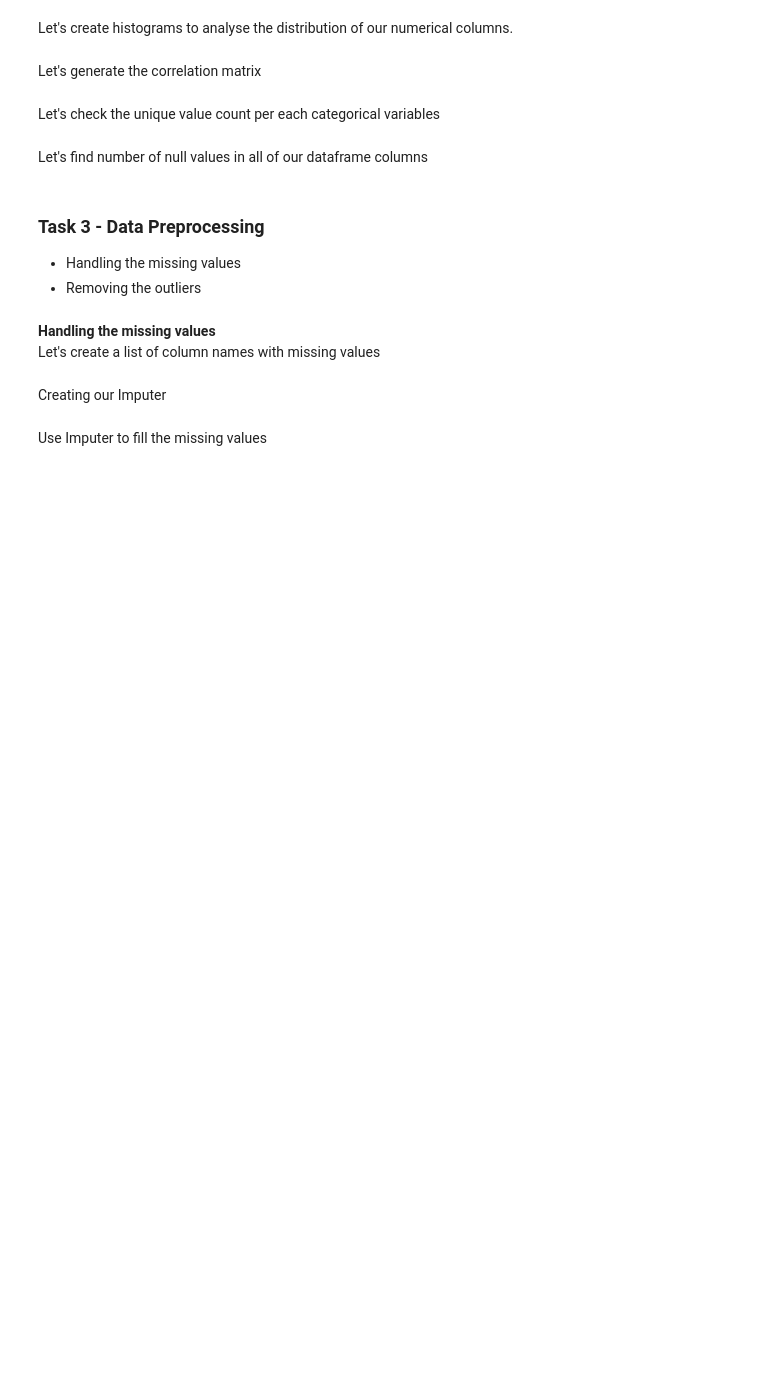
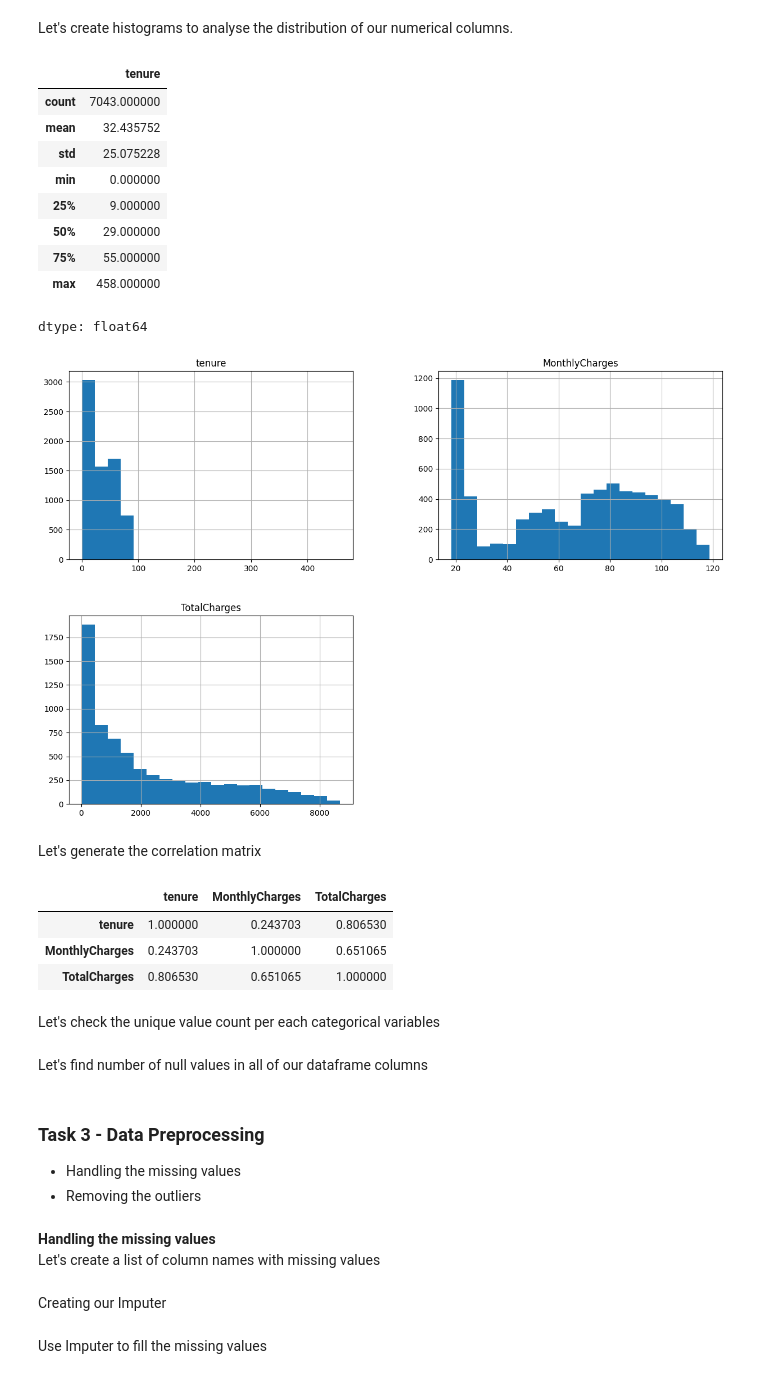
Before and after one commit to JosePabloGFnl/customer-churn-analysis, a Jupyter notebook: The_Notebook.ipynb, the cells around one changed output. Drawn from its saved outputs; the diff is of its cells as text; code cells hidden in the pictures; blank space fills up the shorter version.

Commit message:
Exploratory Data Analysis - Numerical Columns

```diff
--- a/The_Notebook.ipynb
+++ b/The_Notebook.ipynb
@@ -86,3 +89,8 @@ len(data.columns)
 - Finding Missing values
 # %% [markdown]
 Let's define some lists to store different column names with different data types.
+# %%
+numerical_columns = [name for name,typ in data.dtypes if typ=="double" or typ=="int"]
+categorical_columns = [name for name,typ in data.dtypes if typ=="string"]
+
+data.select(numerical_columns).show()
@@ -89,2 +115,5 @@ Let's define some lists to store different column names with different data type
 # %% [markdown]
 Let's get all the numerical features and store them into a pandas dataframe.
+# %%
+df = data.select(numerical_columns).toPandas()
+df.head()
@@ -91,7 +127,31 @@ Let's get all the numerical features and store them into a pandas dataframe.
 # %% [markdown]
 Let's create histograms to analyse the distribution of our numerical columns.
+# %%
+fig = plt.figure(figsize = (15,10))
+ax = fig.gca()
+df.hist(ax=ax, bins = 20)
+df.tenure.describe() # Return statistical information on the 'tenure' column
+# %% [output]
+|  | tenure |
+| count | 7043.000000 |
+| mean | 32.435752 |
+| std | 25.075228 |
+| min | 0.000000 |
+| 25% | 9.000000 |
+| 50% | 29.000000 |
+| 75% | 55.000000 |
+| max | 458.000000 |
+dtype: float64
+[figure, added]
 # %% [markdown]
 Let's generate the correlation matrix
+# %%
+df.corr()
+# %% [output]
+|  | tenure | MonthlyCharges | TotalCharges |
+| tenure | 1.000000 | 0.243703 | 0.806530 |
+| MonthlyCharges | 0.243703 | 1.000000 | 0.651065 |
+| TotalCharges | 0.806530 | 0.651065 | 1.000000 |
 # %% [markdown]
 Let's check the unique value count per each categorical variables
 # %% [markdown]
```
Also changed, not shown: parts of 4 cells of this notebook.
